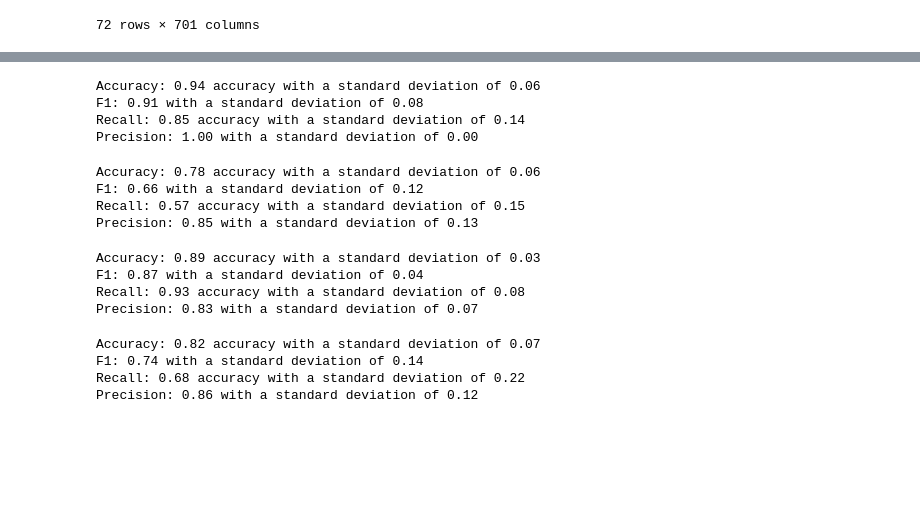
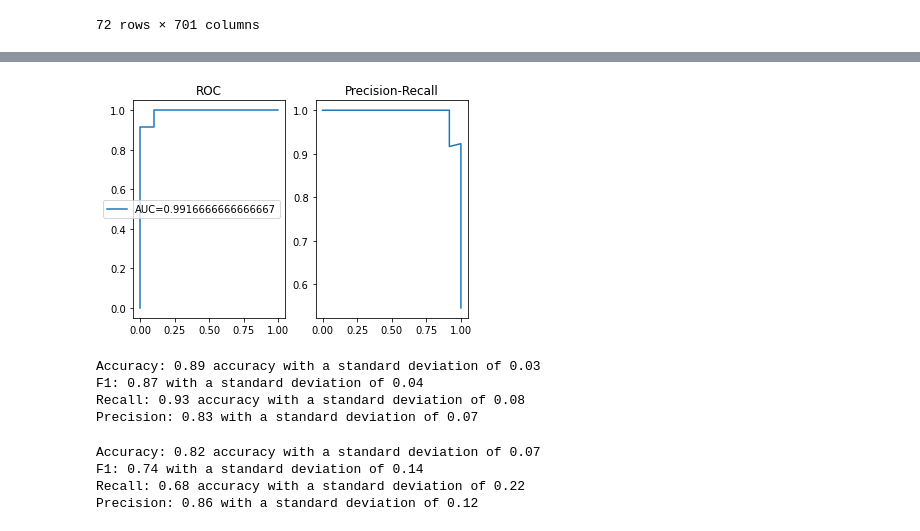
Before and after one commit to ErikHartman/sepsis-ml, a Jupyter notebook: src/ML.ipynb, the cells around one changed output, grey strips where cells are left out. Saved outputs shown, nothing was run; the diff lists cells and outputs as text; code cells hidden in the pictures; blank space fills up the shorter version.

```diff
--- a/src/ML.ipynb
+++ b/src/ML.ipynb
@@ -87,42 +138,19 @@ df_X_scaled
 # %%
-# SVM
-from sklearn import svm
-from sklearn.model_selection import StratifiedShuffleSplit
+# Random Forest
+from sklearn.ensemble import RandomForestClassifier
 
-
-clf_svm = svm.SVC()
+clf_rf = RandomForestClassifier(n_estimators=10, random_state=42)
 cv = StratifiedShuffleSplit(n_splits=10, test_size=0.2, random_state=42)
-
-evaluate_classifier(clf_svm, X_scaled, y, cv)
+clf_rf.fit(X_train, y_train)
+y_pred_proba = clf_rf.predict_proba(X_test)[:,1]
+make_roc(y_test,y_pred_proba)
+evaluate_classifier(clf_rf, X_scaled, y, cv)
 # %% [output]
+[figure, added]
-Accuracy: 0.94 accuracy with a standard deviation of 0.06
-F1: 0.91 with a standard deviation of 0.08
-Recall: 0.85 accuracy with a standard deviation of 0.14
-Precision: 1.00 with a standard deviation of 0.00
+Accuracy: 0.89 accuracy with a standard deviation of 0.03
+F1: 0.87 with a standard deviation of 0.04
+Recall: 0.93 accuracy with a standard deviation of 0.08
+Precision: 0.83 with a standard deviation of 0.07
-# %%
-# kNN
-from sklearn.neighbors import KNeighborsClassifier
-
-clf_kNN = KNeighborsClassifier(n_neighbors=10)
-cv = StratifiedShuffleSplit(n_splits=10, test_size=0.2, random_state=42)
-evaluate_classifier(clf_kNN, X_scaled, y, cv)
-# %% [output]
-Accuracy: 0.78 accuracy with a standard deviation of 0.06
-F1: 0.66 with a standard deviation of 0.12
-Recall: 0.57 accuracy with a standard deviation of 0.15
-Precision: 0.85 with a standard deviation of 0.13
-# %%
-# Random Forest
-from sklearn.ensemble import RandomForestClassifier
-
-clf_rf = RandomForestClassifier(n_estimators=10, random_state=42)
-cv = StratifiedShuffleSplit(n_splits=10, test_size=0.2, random_state=42)
-evaluate_classifier(clf_rf, X_scaled, y, cv)
-# %% [output]
-Accuracy: 0.89 accuracy with a standard deviation of 0.03
-F1: 0.87 with a standard deviation of 0.04
-Recall: 0.93 accuracy with a standard deviation of 0.08
-Precision: 0.83 with a standard deviation of 0.07
 # %%
 # XGBoost
 from sklearn.ensemble import GradientBoostingClassifier
```
Also changed, not shown: parts of 10 cells of this notebook.
